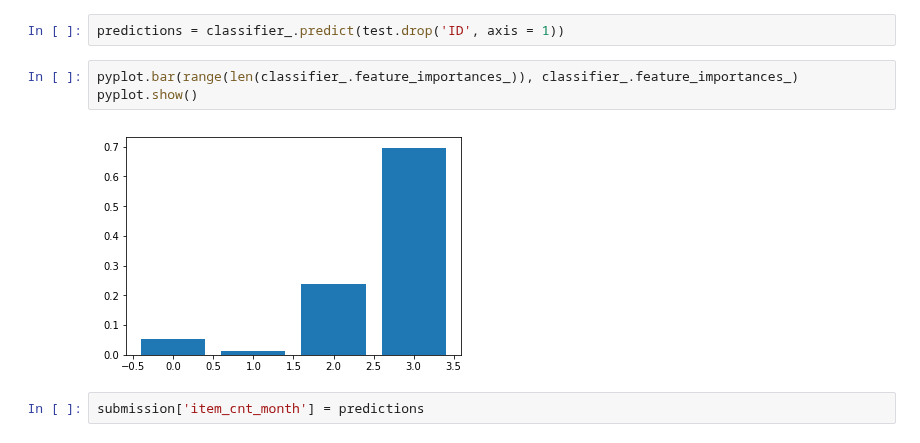
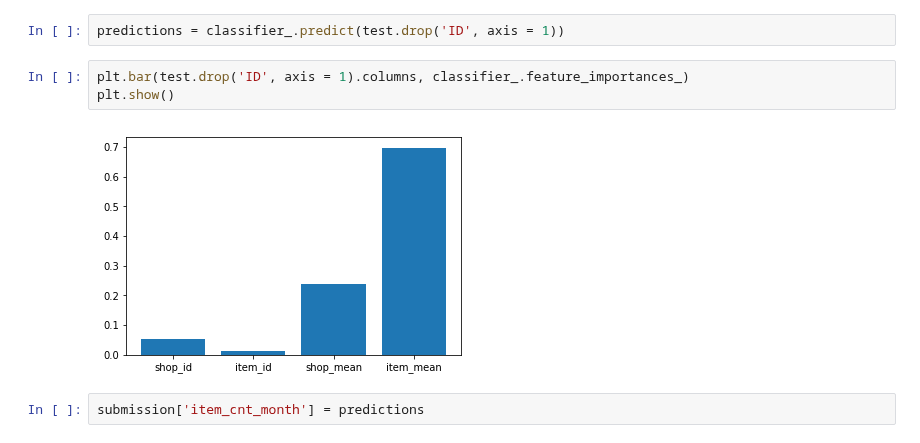
Before and after one commit to sarthakbatragatech/100-Days-of-ML, a Jupyter notebook: Time-Series-Forecasting/Predict-Future-Sales.ipynb, the cells around one changed output. Saved outputs shown, nothing was run; the diff lists cells and outputs as text.

Commit message:
Retrained model and learnt feature importances

```diff
--- a/Time-Series-Forecasting/Predict-Future-Sales.ipynb
+++ b/Time-Series-Forecasting/Predict-Future-Sales.ipynb
@@ -426,10 +426,10 @@ Wall time: 2h 28min
 # %%
 predictions = classifier_.predict(test.drop('ID', axis = 1))
-# %%
-pyplot.bar(range(len(classifier_.feature_importances_)), classifier_.feature_importances_)
-pyplot.show()
-# %% [output]
-[figure, removed]
+# %%
+plt.bar(test.drop('ID', axis = 1).columns, classifier_.feature_importances_)
+plt.show()
+# %% [output]
+[figure, added]
 # %%
 submission['item_cnt_month'] = predictions
 # %%
```
Also changed, not shown: parts of 2 cells of this notebook.
